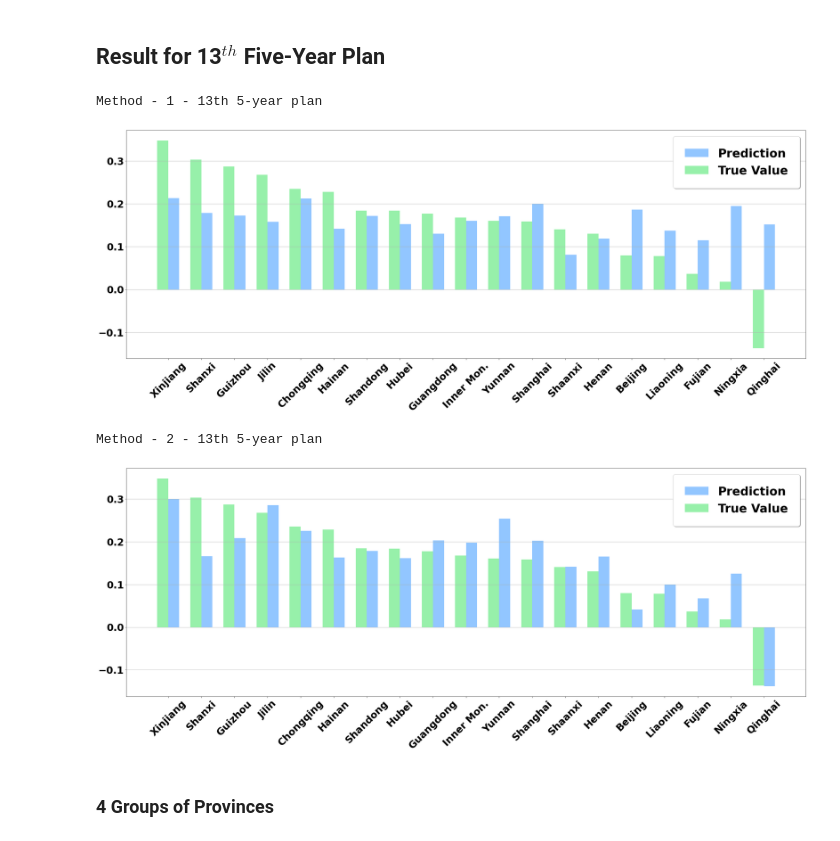
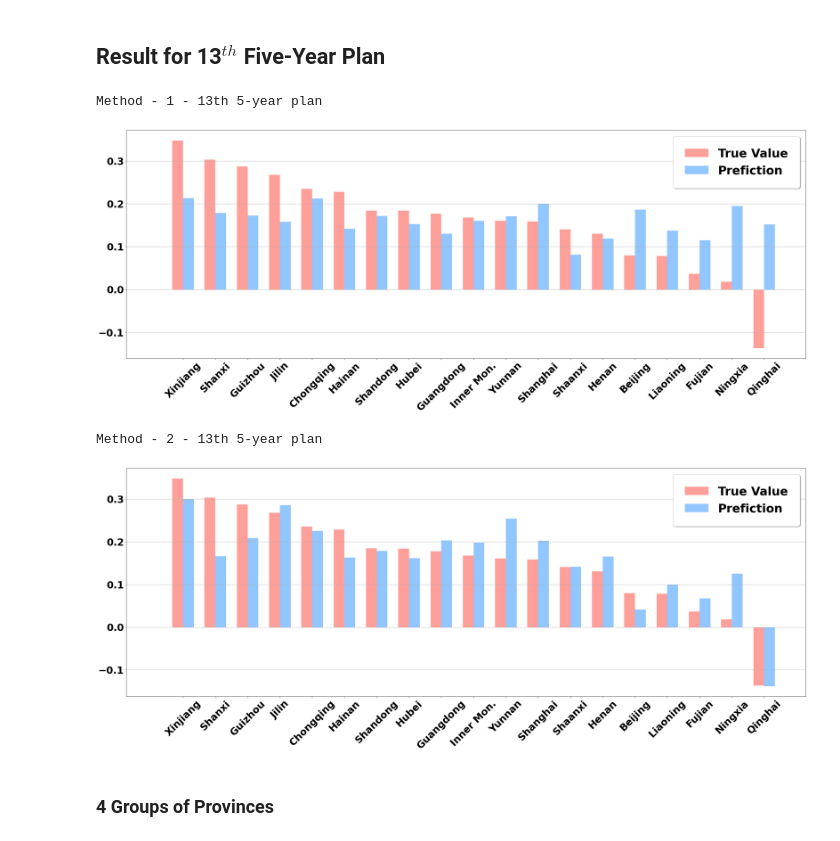
Before and after one commit to kiwiym/PoliciesEffectiveness, a Jupyter notebook: visulisation.ipynb, the cells around one changed output. Drawn from its saved outputs; the diff is of its cells as text; code cells hidden in the pictures.

Commit message:
update visualisation

```diff
--- a/visulisation.ipynb
+++ b/visulisation.ipynb
@@ -40,10 +40,11 @@ print("Method - 1 - 13th 5-year plan")
 
 fig = plt.figure(figsize=(30,12))
 
-plt.bar(np.arange(1,20)*3+0.5, s_sorted, width=1, label="Prediction")
-plt.bar(np.arange(1,20)*3-0.5, int_dec_rate_sorted, width=1, label="True Value")
+b1 = plt.bar(np.arange(1,20)*3+0.5, s_sorted, width=1, label="Prediction")
+plt.bar([1], [0])
+b2 = plt.bar(np.arange(1,20)*3-0.5, int_dec_rate_sorted, width=1, label="True Value")
 
-plt.legend(loc="best", fancybox=True, framealpha=1, shadow=True, borderpad=1, fontsize="large")
+plt.legend([b2, b1], ["True Value", "Prefiction"], loc="best", fancybox=True, framealpha=1, shadow=True, borderpad=1, fontsize="large")
 
 plt.xticks(np.arange(1,20)*3, prov_int_dec_rate_sorted)
 plt.xticks(rotation=45)
@@ -56,38 +57,39 @@ else:
     plt.savefig(os.path.join("Figs", "M1-135.png"), dpi=450, format='png')
 # %% [output]
 Method - 1 - 13th 5-year plan
-[figure, old version]
+[figure, new version]
 # %%
 # Sort Real Value
 int_dec_rate = np.array(int_dec_rate)
 int_dec_rate_desc = int_dec_rate.argsort()[::-1]
 prov_int_dec_rate_sorted = np.array(prov_19_eng)[int_dec_rate_desc]
 int_dec_rate_sorted = int_dec_rate[int_dec_rate_desc]
 
 s = model_2_result["13th"].values
 s_sorted = s[int_dec_rate_desc]
 
 print("Method - 2 - 13th 5-year plan")
 
 fig = plt.figure(figsize=(30,12))
 
-plt.bar(np.arange(1,20)*3+0.5, s_sorted, width=1, label="Prediction")
-plt.bar(np.arange(1,20)*3-0.5, int_dec_rate_sorted, width=1, label="True Value")
+b1 = plt.bar(np.arange(1,20)*3+0.5, s_sorted, width=1, label="Prediction")
+plt.bar([1], [0])
+b2 = plt.bar(np.arange(1,20)*3-0.5, int_dec_rate_sorted, width=1, label="True Value")
 
-plt.legend(loc="best", fancybox=True, framealpha=1, shadow=True, borderpad=1, fontsize="large")
+plt.legend([b2, b1], ["True Value", "Prefiction"], loc="best", fancybox=True, framealpha=1, shadow=True, borderpad=1, fontsize="large")
 
 plt.xticks(np.arange(1,20)*3, prov_int_dec_rate_sorted)
 plt.xticks(rotation=45)
 
 plt.grid(axis="y")
 
 if not SAVE_FLAG:
     plt.show()
 else:
     plt.savefig(os.path.join("Figs", "M2-135.png"), dpi=450, format='png')
 # %% [output]
 Method - 2 - 13th 5-year plan
-[figure, old version]
+[figure, new version]
 # %% [markdown]
 ### 4 Groups of Provinces
 # %%
```
Also changed, not shown: parts of 2 cells of this notebook.
